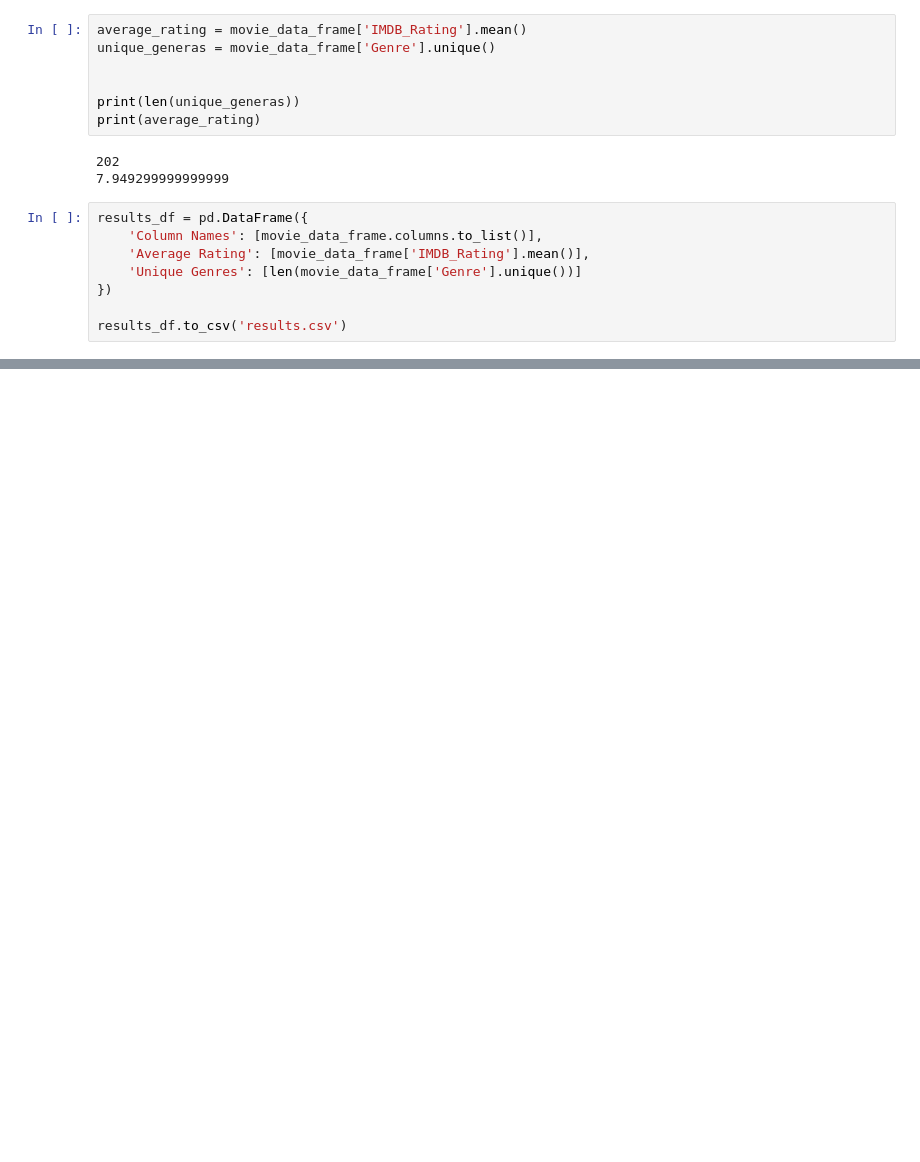
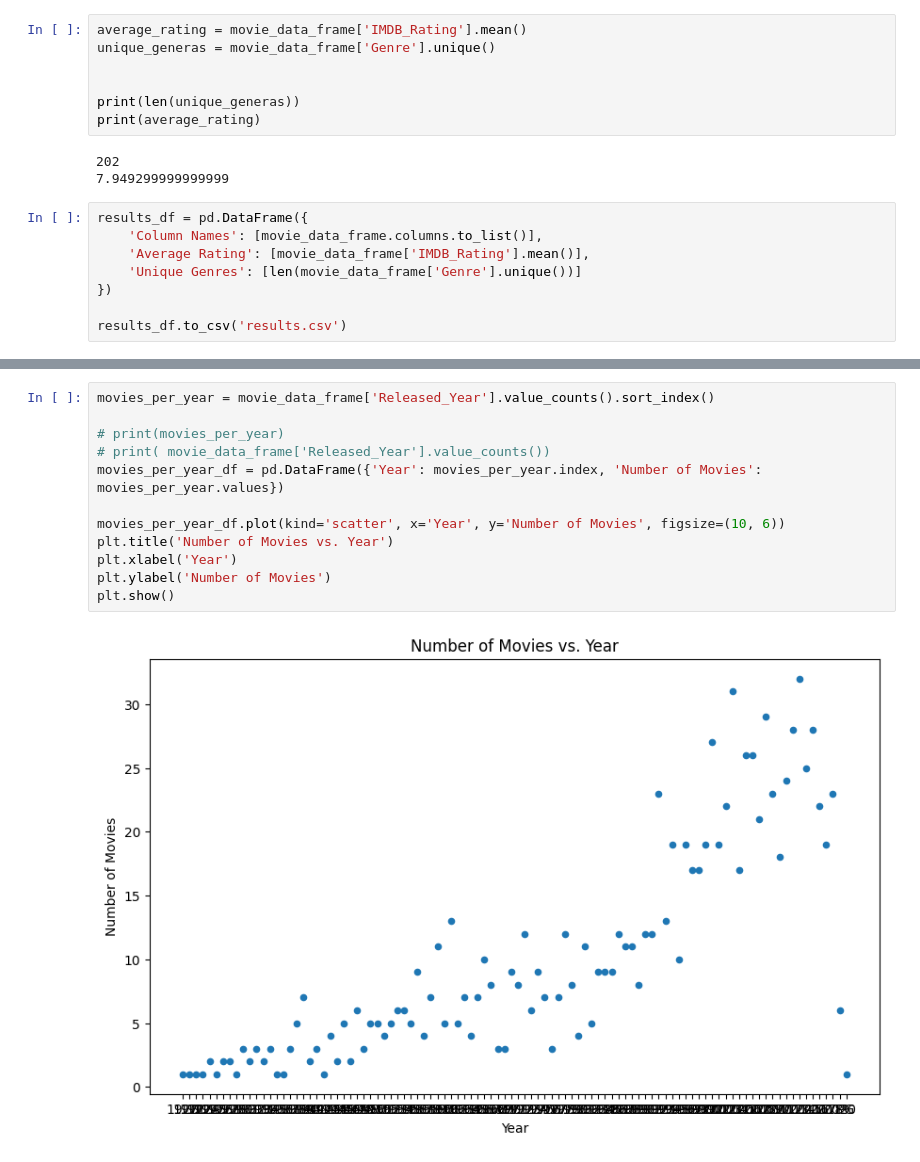
Before and after one commit to Daniel-W1/a2sv_ml_track, a Jupyter notebook: Task 0.ipynb, the cells around one changed output, grey strips where cells are left out. Saved outputs shown, nothing was run; the diff lists cells and outputs as text; blank space fills up the shorter version.

```diff
--- a/Task 0.ipynb
+++ b/Task 0.ipynb
@@ -31,0 +72,14 @@ results_df.to_csv('results.csv')
+# %%
+movies_per_year = movie_data_frame['Released_Year'].value_counts().sort_index()
+
+# print(movies_per_year)
+# print( movie_data_frame['Released_Year'].value_counts())
+movies_per_year_df = pd.DataFrame({'Year': movies_per_year.index, 'Number of Movies': movies_per_year.values})
+
+movies_per_year_df.plot(kind='scatter', x='Year', y='Number of Movies', figsize=(10, 6))
+plt.title('Number of Movies vs. Year')
+plt.xlabel('Year')
+plt.ylabel('Number of Movies')
+plt.show()
+# %% [output]
+[figure, added]
```
Also changed, not shown: parts of 3 cells of this notebook.
